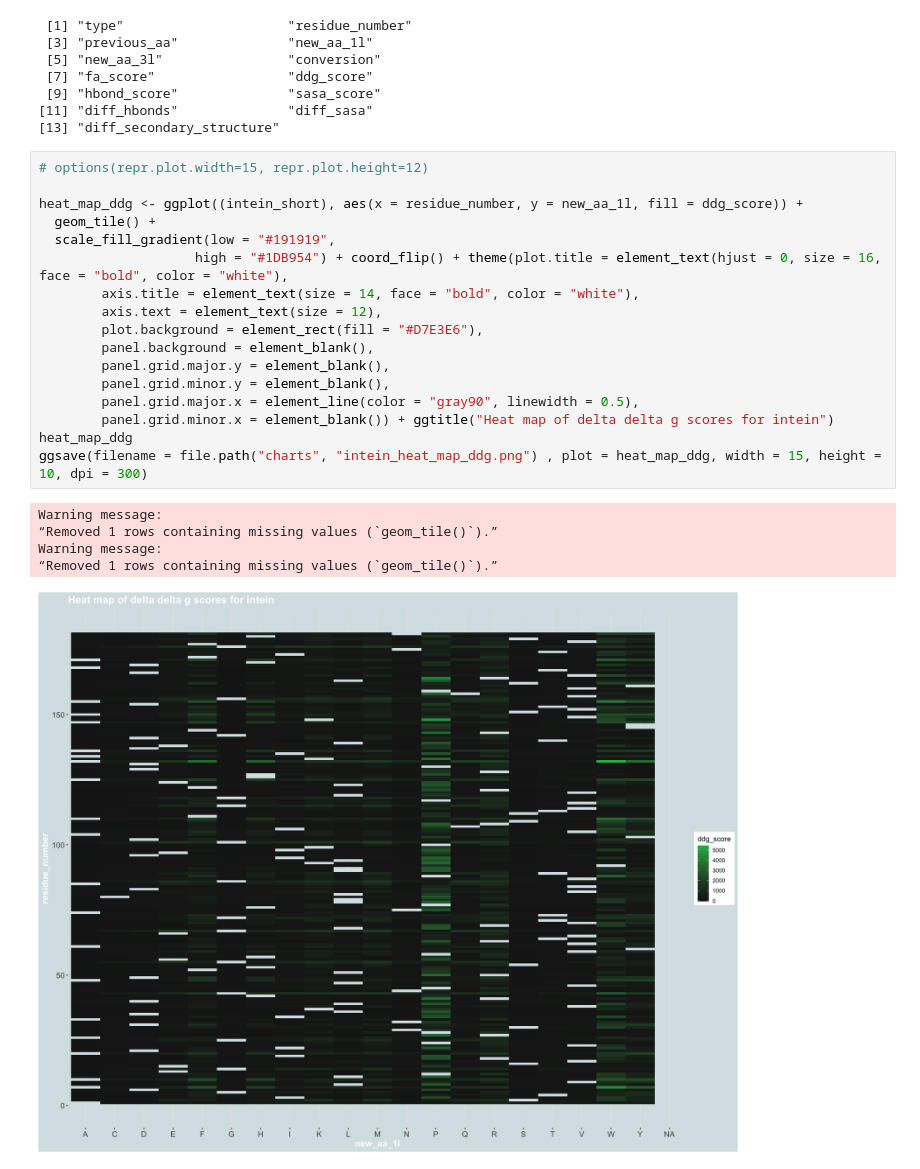
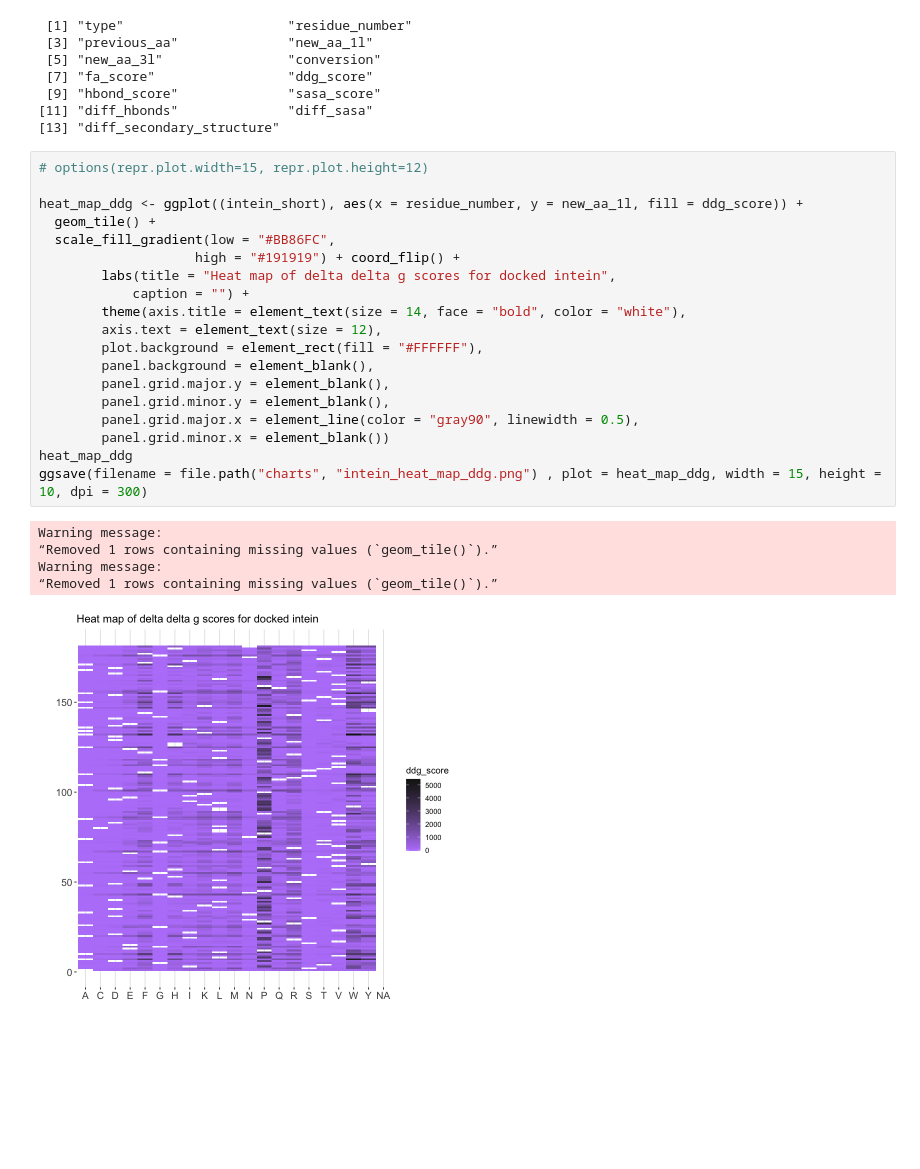
Before and after one commit to redradman/OneAAatATime, a Jupyter notebook: intein_analysis.ipynb, the cells around one changed output. Saved outputs shown, nothing was run; the diff lists cells and outputs as text; blank space fills up the shorter version.

Commit message:
update the charts colors and renaming

```diff
--- a/intein_analysis.ipynb
+++ b/intein_analysis.ipynb
@@ -372,23 +372,25 @@ colnames(intein_short)
 # %%
 # options(repr.plot.width=15, repr.plot.height=12)
 
 heat_map_ddg <- ggplot((intein_short), aes(x = residue_number, y = new_aa_1l, fill = ddg_score)) +
   geom_tile() +
-  scale_fill_gradient(low = "#191919",
-                    high = "#1DB954") + coord_flip() + theme(plot.title = element_text(hjust = 0, size = 16, face = "bold", color = "white"),
-        axis.title = element_text(size = 14, face = "bold", color = "white"),
+  scale_fill_gradient(low = "#BB86FC",
+                    high = "#191919") + coord_flip() +
+        labs(title = "Heat map of delta delta g scores for docked intein",
+            caption = "") +
+        theme(axis.title = element_text(size = 14, face = "bold", color = "white"),
         axis.text = element_text(size = 12),
-        plot.background = element_rect(fill = "#D7E3E6"),
+        plot.background = element_rect(fill = "#FFFFFF"),
         panel.background = element_blank(),
         panel.grid.major.y = element_blank(),
         panel.grid.minor.y = element_blank(),
         panel.grid.major.x = element_line(color = "gray90", linewidth = 0.5),
-        panel.grid.minor.x = element_blank()) + ggtitle("Heat map of delta delta g scores for intein")
+        panel.grid.minor.x = element_blank())
 heat_map_ddg
 ggsave(filename = file.path("charts", "intein_heat_map_ddg.png") , plot = heat_map_ddg, width = 15, height = 10, dpi = 300)
 # %% [output]
 Warning message:
 “Removed 1 rows containing missing values (`geom_tile()`).”
 Warning message:
 “Removed 1 rows containing missing values (`geom_tile()`).”
-[figure, old version]
+[figure, new version]
```
Also changed, not shown: parts of 2 cells of this notebook, 12 other files.
